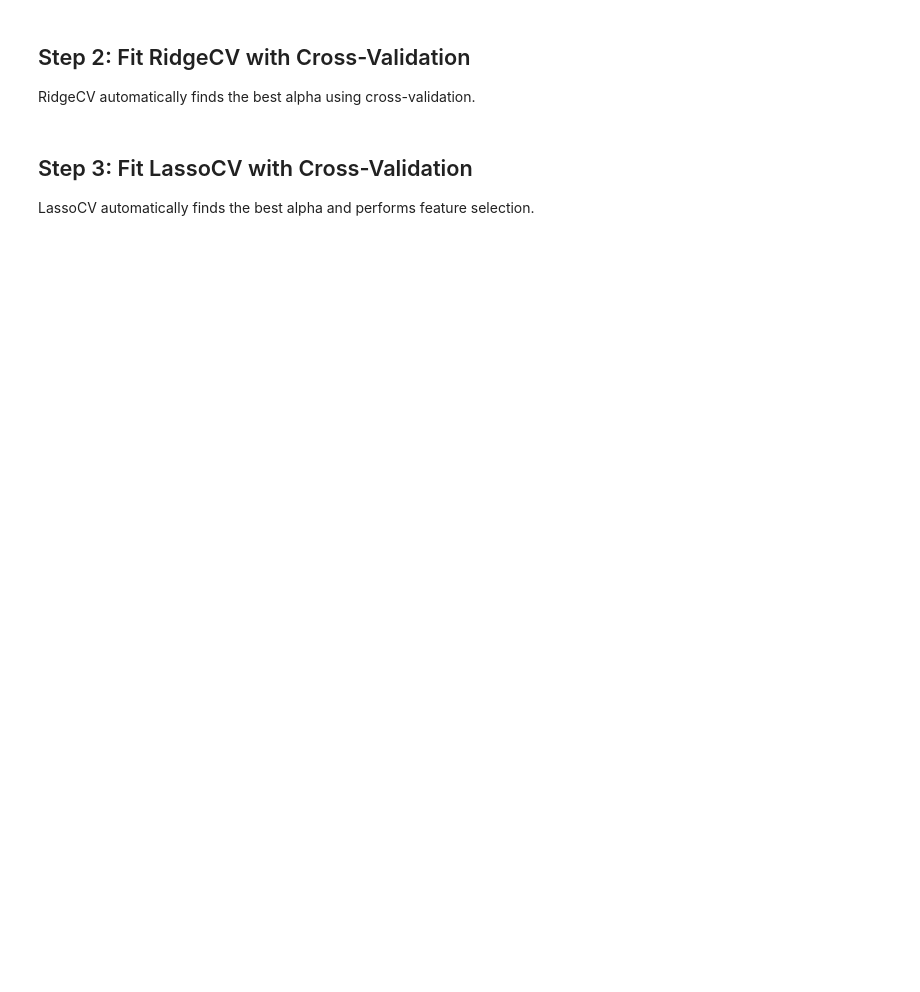
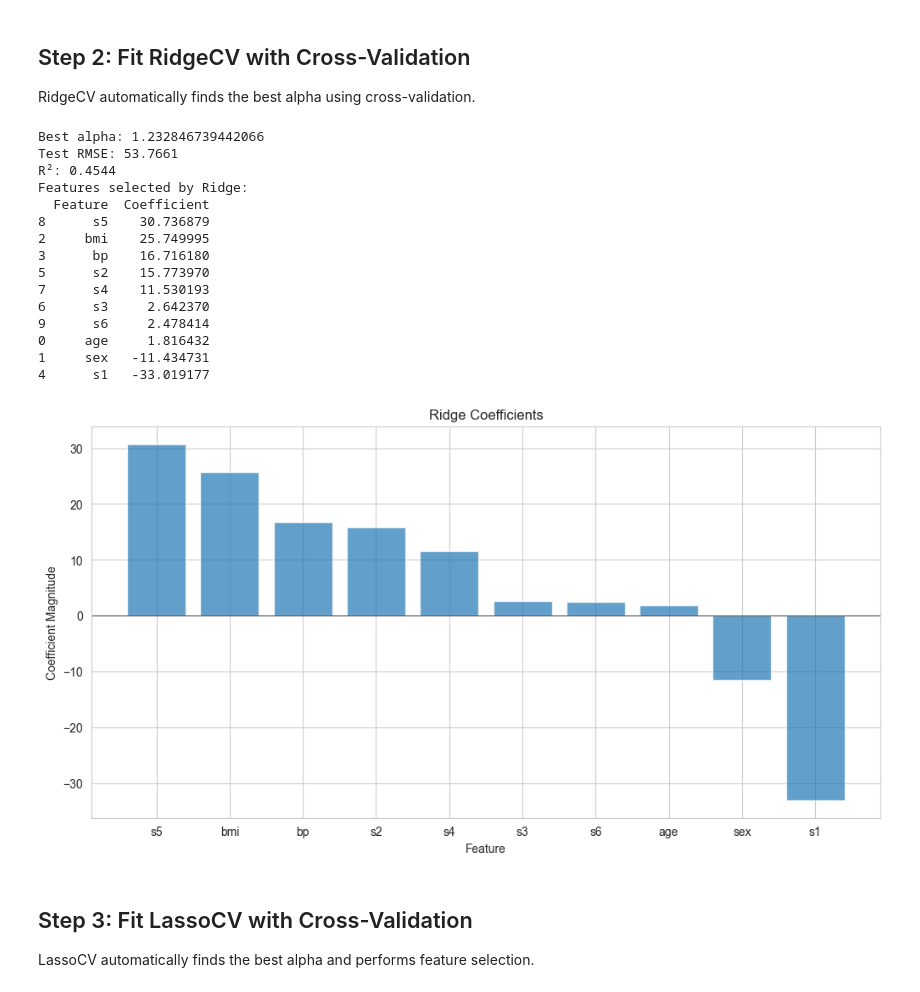
Before and after one commit to Tuminha/ml-interpretability-dojo, a Jupyter notebook: notebooks/02_regularization_ridge_lasso.ipynb, the cells around one changed output. Saved outputs shown, nothing was run; the diff lists cells and outputs as text; code cells hidden in the pictures; blank space fills up the shorter version.

```diff
--- a/notebooks/02_regularization_ridge_lasso.ipynb
+++ b/notebooks/02_regularization_ridge_lasso.ipynb
@@ -81,3 +77,76 @@ RidgeCV automatically finds the best alpha using cross-validation.
+# %%
+# === TODO (you code this) ===
+# Pipeline: StandardScaler + RidgeCV over alphas logspace(1e-3..1e3)
+# Hints:
+#   - Create Pipeline with StandardScaler and RidgeCV
+#   - Use alphas=np.logspace(-3, 3, 100) for RidgeCV
+#   - Fit on X_train, y_train
+#   - Make predictions and compute RMSE, R²
+# Acceptance: Print best alpha, test RMSE, R2
+
+model_ridge = Pipeline([
+    ('scaler', StandardScaler()),
+    ('ridge', RidgeCV(alphas=np.logspace(-3, 3, 100)))
+])
+model_ridge.fit(X_train, y_train)
+y_pred_ridge = model_ridge.predict(X_test)
+rmse_ridge = np.sqrt(mean_squared_error(y_test, y_pred_ridge))
+
+print(f"Best alpha: {model_ridge.named_steps['ridge'].alpha_}")
+print(f"Test RMSE: {rmse_ridge:.4f}")
+print(f"R²: {r2_score(y_test, y_pred_ridge):.4f}")
+
+# Feature selection with Ridge
+# RidgeCV automatically selects the best alpha
+# Ridge coefficients are non-zero, indicating that all features are considered
+# Ridge is less prone to feature selection as it doesn't set coefficients to zero
+# Ridge is more suitable when all features are important for prediction
+# Ridge is less prone to overfitting as it doesn't set coefficients to zero
+# Ridge is more suitable when all features are important for prediction
+best_alpha_ridge = model_ridge.named_steps['ridge'].alpha_
+model_ridge_final = Pipeline([
+    ('scaler', StandardScaler()),
+    ('ridge', RidgeCV(alphas=best_alpha_ridge))
+])
+model_ridge_final.fit(X_train, y_train)
+y_pred_ridge_final = model_ridge_final.predict(X_test)
+rmse_ridge_final = np.sqrt(mean_squared_error(y_test, y_pred_ridge_final))
+#Feature selection with Ridge
+print("Features selected by Ridge:")
+ridge_dataframe = pd.DataFrame({
+    'Feature': X.columns,
+    'Coefficient': model_ridge_final.named_steps['ridge'].coef_
+})
+
+
+sorted_ridge_dataframe = ridge_dataframe.sort_values(by='Coefficient', ascending=False)
+print(sorted_ridge_dataframe)
+
+# Plot Ridge coefficients
+plt.figure(figsize=(12, 6))
+plt.bar(sorted_ridge_dataframe['Feature'], sorted_ridge_dataframe['Coefficient'], alpha=0.7)
+plt.axhline(0, color='black', linewidth=0.5)
+plt.xlabel('Feature')
+plt.ylabel('Coefficient Magnitude')
+plt.title('Ridge Coefficients')
+plt.savefig('../images/02_ridge_coefficients.png')
+# %% [output]
+Best alpha: 1.232846739442066
+Test RMSE: 53.7661
+R²: 0.4544
+Features selected by Ridge:
+  Feature  Coefficient
+8      s5    30.736879
+2     bmi    25.749995
+3      bp    16.716180
+5      s2    15.773970
+7      s4    11.530193
+6      s3     2.642370
+9      s6     2.478414
+0     age     1.816432
+1     sex   -11.434731
+4      s1   -33.019177
+[figure, added]
 # %% [markdown]
 ## Step 3: Fit LassoCV with Cross-Validation
 
```
Also changed, not shown: parts of 7 cells of this notebook, 6 other files.
